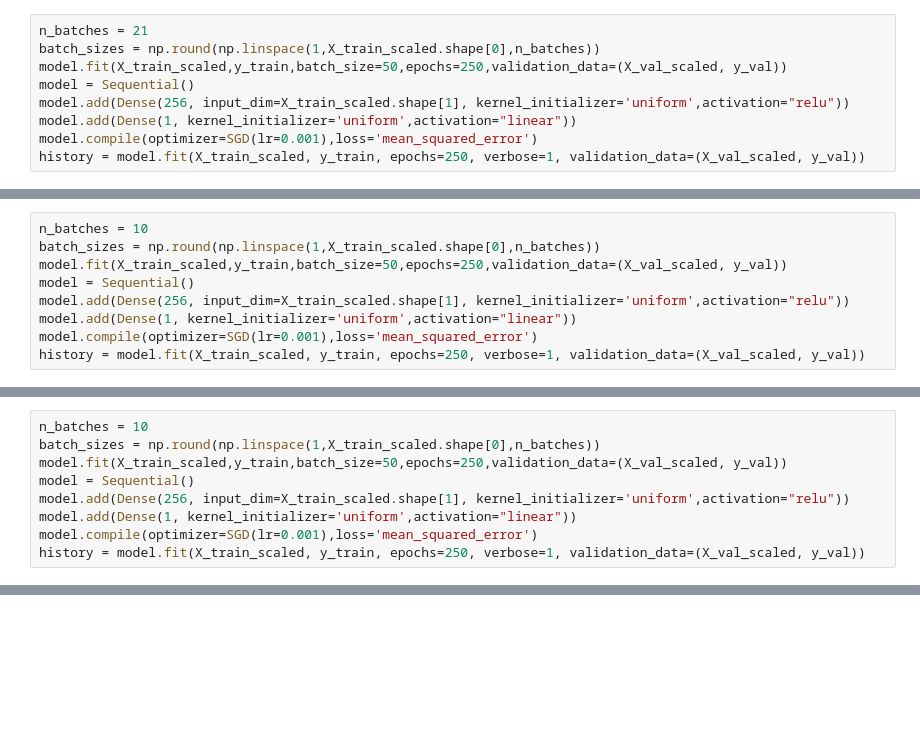
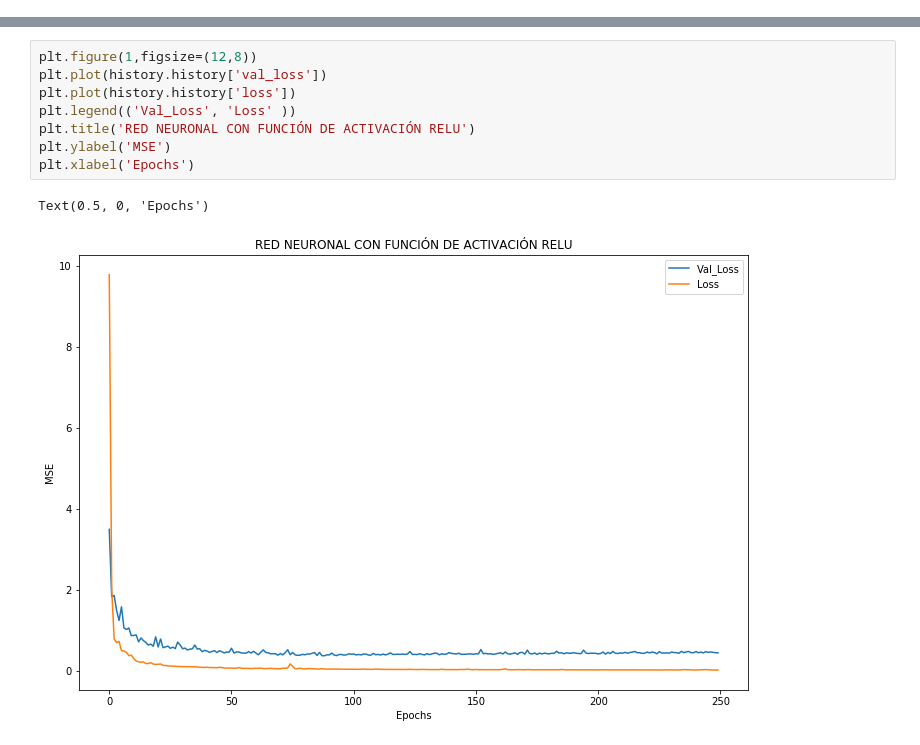
Before and after one commit to jeedorsa/Neural-Networks-INF-477, a Jupyter notebook: Tarea 1/Punto 1/Punto1.ipynb, the cells around one changed output, grey strips where cells are left out. Drawn from its saved outputs; the diff is of its cells as text; blank space fills up the shorter version.

```diff
--- a/Tarea 1/Punto 1/Punto1.ipynb
+++ b/Tarea 1/Punto 1/Punto1.ipynb
@@ -467,9 +126,0 @@ f) Entrene los modelos considerados en b) y c) utilizando SGD en mini-*batches*.
-# %%
-n_batches = 21
-batch_sizes = np.round(np.linspace(1,X_train_scaled.shape[0],n_batches))
-model.fit(X_train_scaled,y_train,batch_size=50,epochs=250,validation_data=(X_val_scaled, y_val))
-model = Sequential()
-model.add(Dense(256, input_dim=X_train_scaled.shape[1], kernel_initializer='uniform',activation="relu"))
-model.add(Dense(1, kernel_initializer='uniform',activation="linear"))
-model.compile(optimizer=SGD(lr=0.001),loss='mean_squared_error')
-history = model.fit(X_train_scaled, y_train, epochs=250, verbose=1, validation_data=(X_val_scaled, y_val))
@@ -503,9 +126,0 @@ im.legend(('Val_Loss', 'Loss' ))
-# %%
-n_batches = 10
-batch_sizes = np.round(np.linspace(1,X_train_scaled.shape[0],n_batches))
-model.fit(X_train_scaled,y_train,batch_size=50,epochs=250,validation_data=(X_val_scaled, y_val))
-model = Sequential()
-model.add(Dense(256, input_dim=X_train_scaled.shape[1], kernel_initializer='uniform',activation="relu"))
-model.add(Dense(1, kernel_initializer='uniform',activation="linear"))
-model.compile(optimizer=SGD(lr=0.001),loss='mean_squared_error')
-history = model.fit(X_train_scaled, y_train, epochs=250, verbose=1, validation_data=(X_val_scaled, y_val))
@@ -539,9 +126,0 @@ im.legend(('Val_Loss', 'Loss' ))
-# %%
-n_batches = 10
-batch_sizes = np.round(np.linspace(1,X_train_scaled.shape[0],n_batches))
-model.fit(X_train_scaled,y_train,batch_size=50,epochs=250,validation_data=(X_val_scaled, y_val))
-model = Sequential()
-model.add(Dense(256, input_dim=X_train_scaled.shape[1], kernel_initializer='uniform',activation="relu"))
-model.add(Dense(1, kernel_initializer='uniform',activation="linear"))
-model.compile(optimizer=SGD(lr=0.001),loss='mean_squared_error')
-history = model.fit(X_train_scaled, y_train, epochs=250, verbose=1, validation_data=(X_val_scaled, y_val))
@@ -1079,0 +166,11 @@ mse_cv = np.mean(cvscores)
+# %%
+plt.figure(1,figsize=(12,8))
+plt.plot(history.history['val_loss'])
+plt.plot(history.history['loss'])
+plt.legend(('Val_Loss', 'Loss' ))
+plt.title('RED NEURONAL CON FUNCIÓN DE ACTIVACIÓN RELU')
+plt.ylabel('MSE')
+plt.xlabel('Epochs')
+# %% [output]
+Text(0.5, 0, 'Epochs')
+[figure, added]
```
Also changed, not shown: parts of 126 cells of this notebook, 26 other files.
